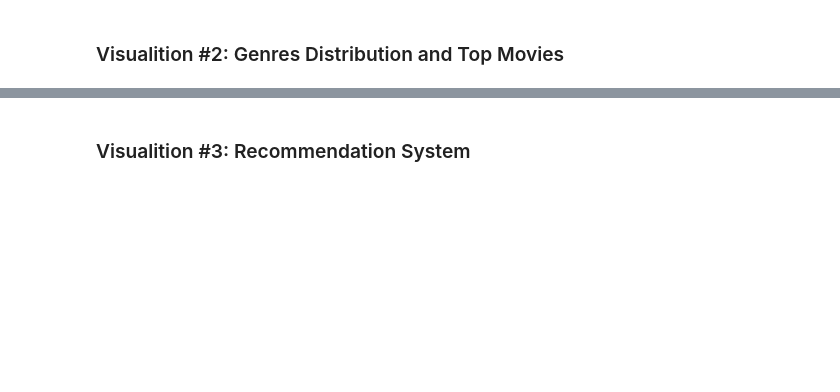
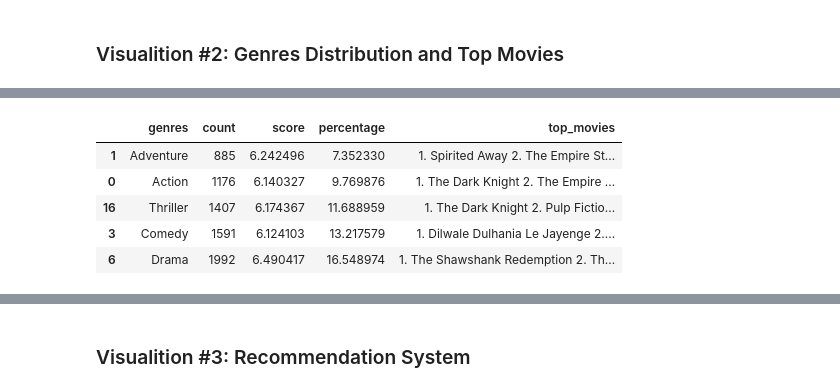
Before and after one commit to balajigandhi/msds_dtsa5304, a Jupyter notebook: The_Movies_Dataset.ipynb, the cells around one changed output, grey strips where cells are left out. Cells and saved outputs as stored; diff of their text form; code cells hidden in the pictures; blank space fills up the shorter version.

```diff
--- a/The_Movies_Dataset.ipynb
+++ b/The_Movies_Dataset.ipynb
@@ -71,0 +94,16 @@ movies_metadata_genres_exploded.head()
+# %%
+# Remove the records with the wrong genres values
+wrong_genres = ['Odyssey Media',
+'Pulser Productions',
+'Rogue State',
+'GoHands',
+'Carousel Productions',
+'Sentai Filmworks',
+'Telescene Film Group Productions',
+'The Cartel',
+'BROSTA TV',
+'Vision View Entertainment',
+'Aniplex',
+'Mardock Scramble Production Committee']
+movies_metadata_genres_exploded = movies_metadata_genres_exploded[~movies_metadata_genres_exploded['genres'].isin(wrong_genres)]
+movies_metadata_genres_exploded.genres.unique().tolist()
@@ -71,0 +131,10 @@ movies_metadata_genres_exploded.head()
+# %%
+# Group the genres with less than 2% into a single genre called 'Other'
+threshold = 2
+other_genres = movies_metadata_genres_exploded[movies_metadata_genres_exploded['percentage'] < threshold]
+other_genres = other_genres.sum()
+other_genres['genres'] = 'Other'
+movies_metadata_genres_exploded = movies_metadata_genres_exploded[movies_metadata_genres_exploded['percentage'] >= threshold]
+movies_metadata_genres_exploded = pd.concat([movies_metadata_genres_exploded, other_genres.to_frame().T], ignore_index=True)
+movies_metadata_genres_exploded = movies_metadata_genres_exploded.sort_values('count')
+movies_metadata_genres_exploded.tail()
@@ -137,3 +232,15 @@ genres['top_movies'] = genres['genres'].apply(
+# %%
+# Remove the records with less than 2% of the total count
+genres = genres[genres['percentage'] >= threshold]
+genres = genres.sort_values('count')
+genres.tail()
+# %% [output]
+|  | genres | count | score | percentage | top_movies |
+| 1 | Adventure | 885 | 6.242496 | 7.352330 | 1. Spirited Away 2. The Empire St... |
+| 0 | Action | 1176 | 6.140327 | 9.769876 | 1. The Dark Knight 2. The Empire ... |
+| 16 | Thriller | 1407 | 6.174367 | 11.688959 | 1. The Dark Knight 2. Pulp Fictio... |
+| 3 | Comedy | 1591 | 6.124103 | 13.217579 | 1. Dilwale Dulhania Le Jayenge 2.... |
+| 6 | Drama | 1992 | 6.490417 | 16.548974 | 1. The Shawshank Redemption 2. Th... |
 # %%
 # plot the genres distribution and show top 10 movies as a tooltip
 alt.Chart(genres).mark_arc().encode(
```
Also changed, not shown: parts of 15 cells of this notebook, 1 other file.
